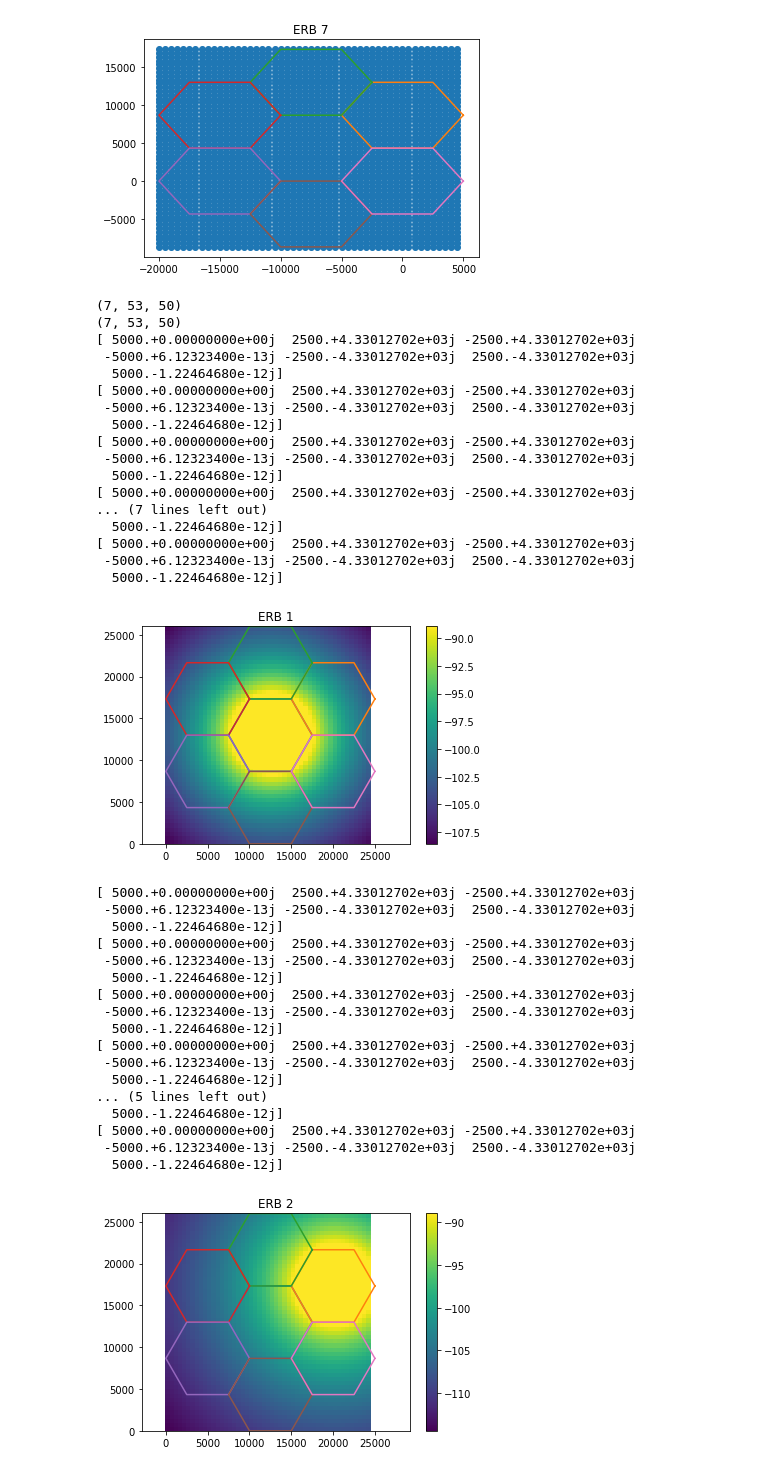
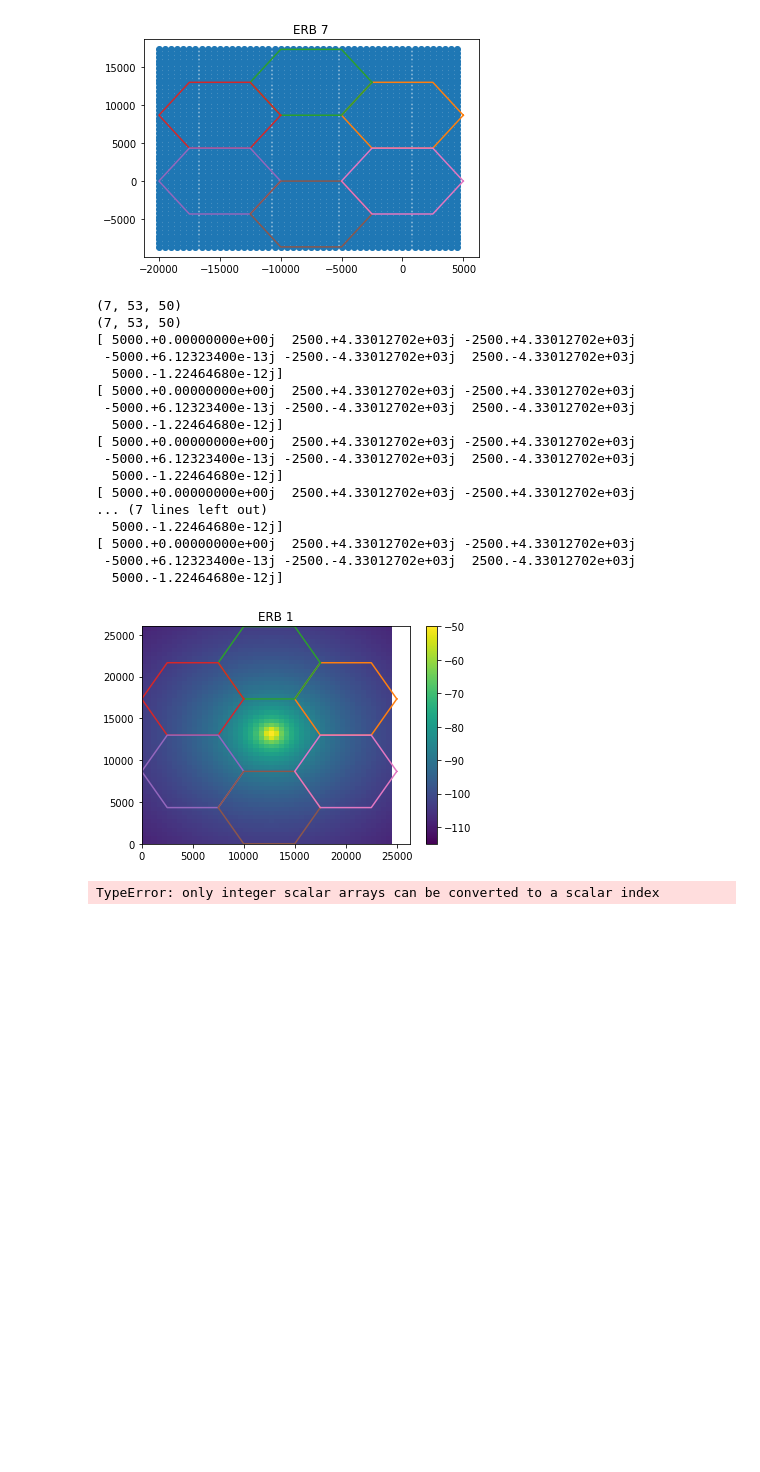
Before and after one commit to ayuribessa/DCO1020-Comu.moveis, a Jupyter notebook: Untitled.ipynb, the cells around one changed output. Drawn from its saved outputs; the diff is of its cells as text; code cells hidden in the pictures; blank space fills up the shorter version.

```diff
--- a/Untitled.ipynb
+++ b/Untitled.ipynb
@@ -12,12 +12,13 @@ import math
 
 #raio = float(input("Digite o raio do hexagono: "))
 
+
 def makeHex(centro,raio):
     PontosHex = []
     for i in range(7):
         #Calcula um número complexo que é o ponto
         #ponto = raio*np.exp(np.pi/3*(i-1)*1j)
-        ponto = raio*(np.cos(i*np.pi/3) + np.sin(i*np.pi/3)*1j)
+        ponto = raio*(np.cos(i*math.pi/3) + np.sin(i*math.pi/3)*1j)
         PontosHex.append(ponto)
     #escalona a posição do hexagono para o centro especificado
     pontosHex = np.asarray(PontosHex)
@@ -28,10 +29,12 @@ def makeHex(centro,raio):
     #Divide a parte real e imaginário para o plot
     #X = [Y.real for x in pontosHex]
     #Y = [X.imag for y in pontosHex]
-    X = np.real(pontosHex)
-    Y = np.imag(pontosHex)
+   # X = np.real(pontosHex)
+    #Y = np.imag(pontosHex)
 
-    plt.plot(X,Y)
+    plt.plot(np.real(pontosHex),np.imag(pontosHex))
+    plt.autoscale()
+
 
 makeHex(100+50*1j,100)
 # %% [output]
@@ -43,6 +46,8 @@ makeHex(100+50*1j,100)
 def desenha_hexes(raio,centros):
     for centro in centros:
         makeHex(centro,raio)
+        #plt.axis('equal')
+
 
 
 raio  = 5e3
@@ -50,7 +55,7 @@ raio  = 5e3
 dDimX = 5*raio
 dDimY = 6*math.sqrt(3/4)*raio
 centros = [0]
-offset = np.pi/6
+offset = math.pi/6
 
 Centros = [0]
 for b in range(6):
@@ -134,8 +141,8 @@ print(np.size(yy))
 #np.size(yy)
 
 posEachBss = []
-for i in range(7):
-    posBss = (xx + yy*1j) - centros[i]
+for centro in centros:
+    posBss = (xx + yy*1j) - centro
     posEachBss.append(posBss)
 #print(posEachBss)
 
@@ -149,7 +156,7 @@ for i in range(7):
     plt.scatter(posEachBss[i].real,posEachBss[i].imag)
     plt.title('ERB {}'.format(i+1) )
     desenha_hexes(raio, (centros - centros[i]))
-    #plt.axis('equal')
+    #plt.autoscale()    #plt.axis('equal')
     plt.show()
 # %% [output]
 [ 5000.+0.00000000e+00j  2500.+4.33012702e+03j -2500.+4.33012702e+03j
@@ -279,13 +286,14 @@ for i in range(7):
   5000.-1.22464680e-12j]
 [figure]
 # %%
-MtPotenciasDbFinal = np.NINF*np.ones(np.size(dDimY))
+#MtPotenciasDbmFinal = np.NINF*np.ones(np.size(dDimY))
 mtDisEachBsNorm = np.abs(posEachBss)
 dMin = raio
-mtDisEachBsNorm[mtDisEachBsNorm < dMin] = dMin
+#mtDisEachBsNorm[mtDisEachBsNorm < dMin] = dMin
+np.where(mtDisEachBsNorm < dMin, dMin, mtDisEachBsNorm)
 hBss = 30
 ptDbm = 57
-ptLinear = 10**(ptDbm/10)*1e-3
+#ptLinear = 10**(ptDbm/10)*1e-3
 HMob = 5
 HBs = 30
 Ahm = 3.2*(math.log10(11.75*HMob))**2 - 4.97
@@ -293,52 +301,39 @@ fc = 800
 
 mtPldb = 69.55+26.6*math.log10(fc)+(44.9-6.55*math.log10(HBs))*np.log10(mtDisEachBsNorm/1e3) - 13.82*math.log10(HBs) - Ahm
 mtPotEachBsdBm = ptDbm - mtPldb
+MtPotenciasDbmFinal = np.NINF*np.ones(np.shape(mtPotEachBsdBm))
+np.shape()
 
 print(np.shape(mtPldb))
 print(np.shape(mtPotEachBsdBm))
 #print(mtPotEachBsdBm)
 
 for i in range(7):
-    plt.pcolor(xx,yy, mtPotEachBsdBm[i,:,:])
+    plt.pcolor(xx,yy, mtPotEachBsdBm[i],vmax=-115,vmin=-50)
     plt.colorbar()
     desenha_hexes(raio,centros)
     plt.title('ERB {}'.format(i+1) )
-    plt.axis('equal')
+    #plt.autoscale()
+    #plt.axis('equal')
     plt.show()
+    MtPotenciasDbmFinal = np.max(MtPotenciasDbmFinal,mtPotEachBsdBm)
 # %% [output]
 (7, 53, 50)
 (7, 53, 50)
 [ 5000.+0.00000000e+00j  2500.+4.33012702e+03j -2500.+4.33012702e+03j
  -5000.+6.12323400e-13j -2500.-4.33012702e+03j  2500.-4.33012702e+03j
   5000.-1.22464680e-12j]
 [ 5000.+0.00000000e+00j  2500.+4.33012702e+03j -2500.+4.33012702e+03j
  -5000.+6.12323400e-13j -2500.-4.33012702e+03j  2500.-4.33012702e+03j
   5000.-1.22464680e-12j]
 [ 5000.+0.00000000e+00j  2500.+4.33012702e+03j -2500.+4.33012702e+03j
  -5000.+6.12323400e-13j -2500.-4.33012702e+03j  2500.-4.33012702e+03j
   5000.-1.22464680e-12j]
 [ 5000.+0.00000000e+00j  2500.+4.33012702e+03j -2500.+4.33012702e+03j
 ... (7 lines left out)
   5000.-1.22464680e-12j]
 [ 5000.+0.00000000e+00j  2500.+4.33012702e+03j -2500.+4.33012702e+03j
  -5000.+6.12323400e-13j -2500.-4.33012702e+03j  2500.-4.33012702e+03j
   5000.-1.22464680e-12j]
-[figure, old version]
+[figure, new version]
-[ 5000.+0.00000000e+00j  2500.+4.33012702e+03j -2500.+4.33012702e+03j
- -5000.+6.12323400e-13j -2500.-4.33012702e+03j  2500.-4.33012702e+03j
-  5000.-1.22464680e-12j]
-[ 5000.+0.00000000e+00j  2500.+4.33012702e+03j -2500.+4.33012702e+03j
- -5000.+6.12323400e-13j -2500.-4.33012702e+03j  2500.-4.33012702e+03j
-  5000.-1.22464680e-12j]
-[ 5000.+0.00000000e+00j  2500.+4.33012702e+03j -2500.+4.33012702e+03j
- -5000.+6.12323400e-13j -2500.-4.33012702e+03j  2500.-4.33012702e+03j
-  5000.-1.22464680e-12j]
-[ 5000.+0.00000000e+00j  2500.+4.33012702e+03j -2500.+4.33012702e+03j
- -5000.+6.12323400e-13j -2500.-4.33012702e+03j  2500.-4.33012702e+03j
-  5000.-1.22464680e-12j]
-... (5 lines left out)
-  5000.-1.22464680e-12j]
-[ 5000.+0.00000000e+00j  2500.+4.33012702e+03j -2500.+4.33012702e+03j
- -5000.+6.12323400e-13j -2500.-4.33012702e+03j  2500.-4.33012702e+03j
-  5000.-1.22464680e-12j]
+TypeError: only integer scalar arrays can be converted to a scalar index
-[figure, removed]
```
Also changed, not shown: parts of 2 cells of this notebook.
